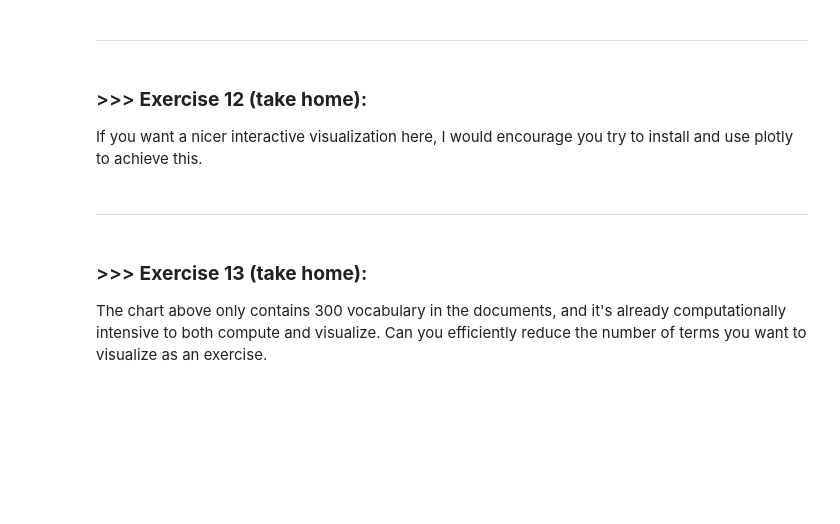
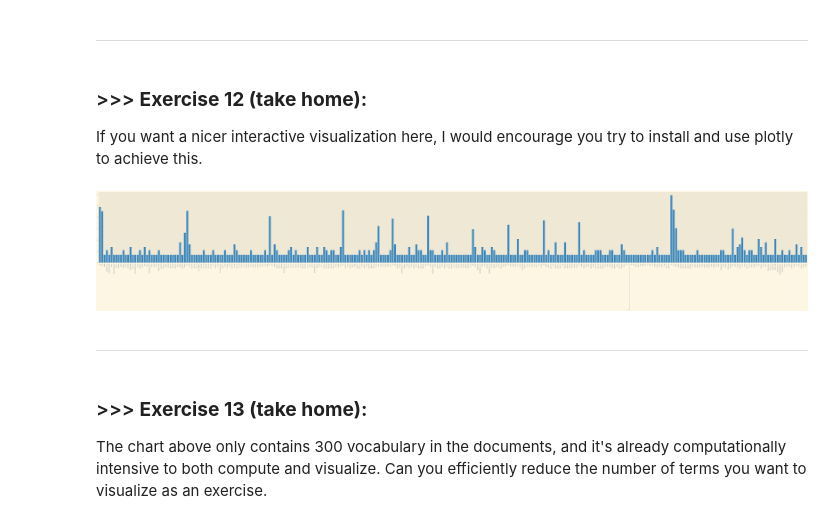
Before and after one commit to alan0502/DMLab1, a Jupyter notebook: DM2024-Lab1-Master/DM2024-Lab1-Master.ipynb, the cells around one changed output. Cells and saved outputs as stored; diff of their text form; code cells hidden in the pictures; blank space fills up the shorter version.

```diff
--- a/DM2024-Lab1-Master/DM2024-Lab1-Master.ipynb
+++ b/DM2024-Lab1-Master/DM2024-Lab1-Master.ipynb
@@ -1130,3 +1179,14 @@ If you want a nicer interactive visualization here, I would encourage you try to
+# %%
+# Answer here
+# I want to do the log transformation for every value, decrease the differences between values
+plt.subplots(figsize=(100, 10))
+# 使用 np.log1p 對 term_frequencies 做對數變換 (log(1 + x))，避免 log(0) 的錯誤
+g = sns.barplot(x=count_vect.get_feature_names_out()[:300],
+                y=np.log1p(term_frequencies[:300]))  # log(1 + term_frequencies)
+g.set_xticklabels(count_vect.get_feature_names_out()[:300], rotation=90)
+plt.show()
+# %% [output]
+[figure, added]
 # %% [markdown]
 ---
 # %% [markdown]
```
Also changed, not shown: parts of 22 cells of this notebook.
